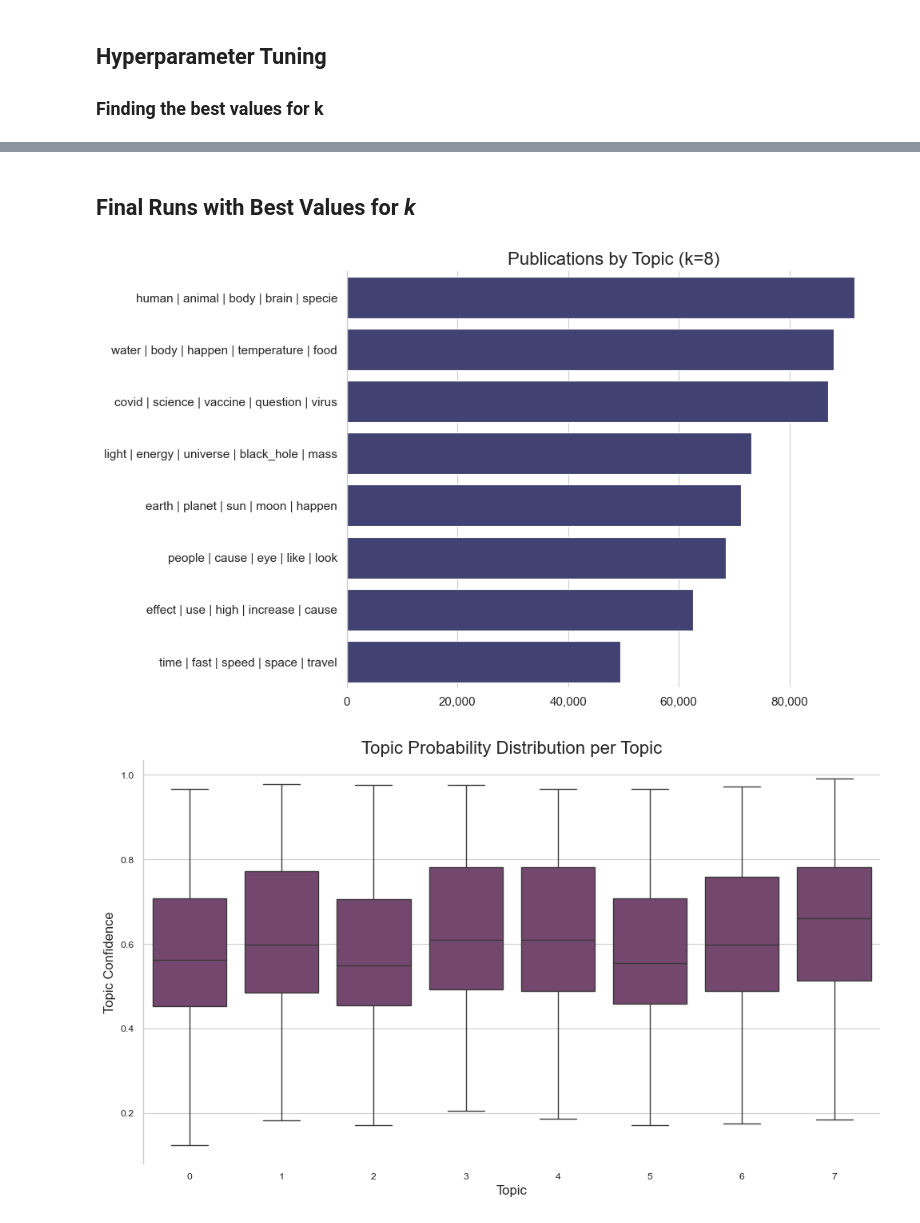
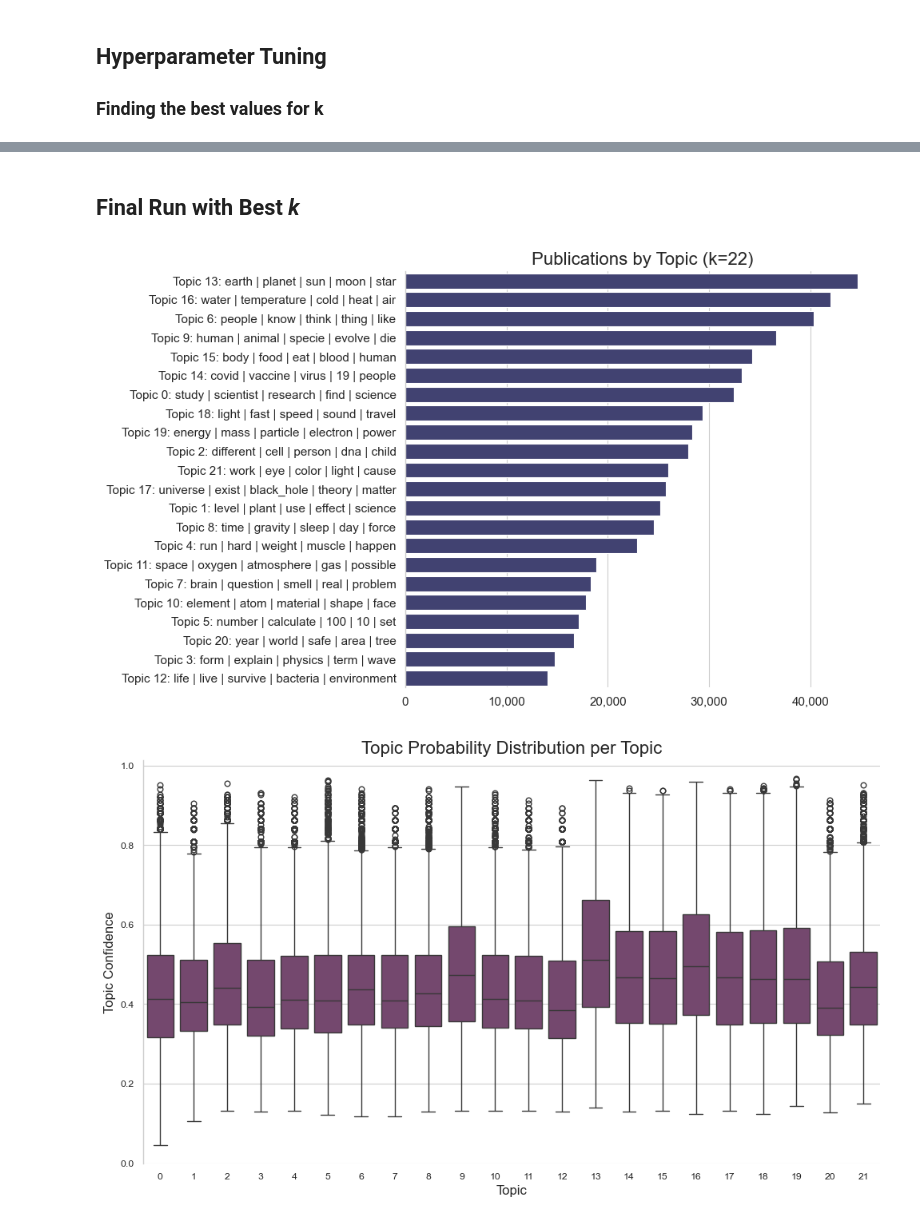
Before and after one commit to svenj-a/Topic_Modeling, a Jupyter notebook: Topic_Modeling_LDA.ipynb, the cells around one changed output, grey strips where cells are left out. Cells and saved outputs as stored; diff of their text form; code cells hidden in the pictures.

```diff
--- a/Topic_Modeling_LDA.ipynb
+++ b/Topic_Modeling_LDA.ipynb
@@ -248,5 +249,5 @@ From the broad overview it can be seen that the inverted perplexity score decrea
 # %% [markdown]
-## Final Runs with Best Values for *k*
+## Final Run with Best *k*
 # %%
 def get_topic_labels(model, vectorizer, n_words=5):
     """Generate formatted labels for each topic based on the top words for each topic."""
@@ -256,7 +257,7 @@ def get_topic_labels(model, vectorizer, n_words=5):
 
     for i, topic in enumerate(model.components_):
         top_words = [words[j] for j in topic.argsort()[-n_words:][::-1]]
-        topic_labels[i] = " | ".join(top_words)
+        topic_labels[i] = f"Topic {i}: " + " | ".join(top_words)
 
     return topic_labels
 # %%
@@ -345,36 +346,36 @@ def plot_box_topic_confidence(k):
     plt.savefig(f"viz/LDA_topic_confidence_k{k}.png", dpi=300)
     plt.show()
 # %%
-k = 8
+k = 22
 
 lda = train_lda(k, X)
 doc_topics = lda.transform(X)
 
 # Assign topics to documents and add to df
 df[f"topic_k{k}"] = doc_topics.argmax(axis=1)
 df[f"topic_prob_k{k}"] = doc_topics.max(axis=1)
 
 # Get topic labels
 topic_labels = get_topic_labels(lda, vectorizer)
 df[f'topic_label_k{k}'] = df[f"topic_k{k}"].map(topic_labels)
 
 # Get and save top words
 top_words = get_top_words(lda, vectorizer, n_top=15)
 top_words_df = pd.DataFrame({
     f"Topic {i}": words for i, words in enumerate(top_words)
 })
 top_words_df.to_csv(f"topics/LDA_top_words_k{k}.csv", index=False)
 
 # Plot topic distribution
 plot_bars_topic_distribution(k=k)
 
 # Plot topic confidence
 plot_box_topic_confidence(k=k)
 
 # pyLDAvis visualization
 viz = pyLDAvis.lda_model.prepare(lda, X, vectorizer)
 pyLDAvis.display(viz)
 # %% [output]
-[figure, old version]
+[figure, new version]
-[figure, old version]
+[figure, new version]
 [interactive output not drawn]
```
Also changed, not shown: parts of 6 cells of this notebook, 30 other files.
